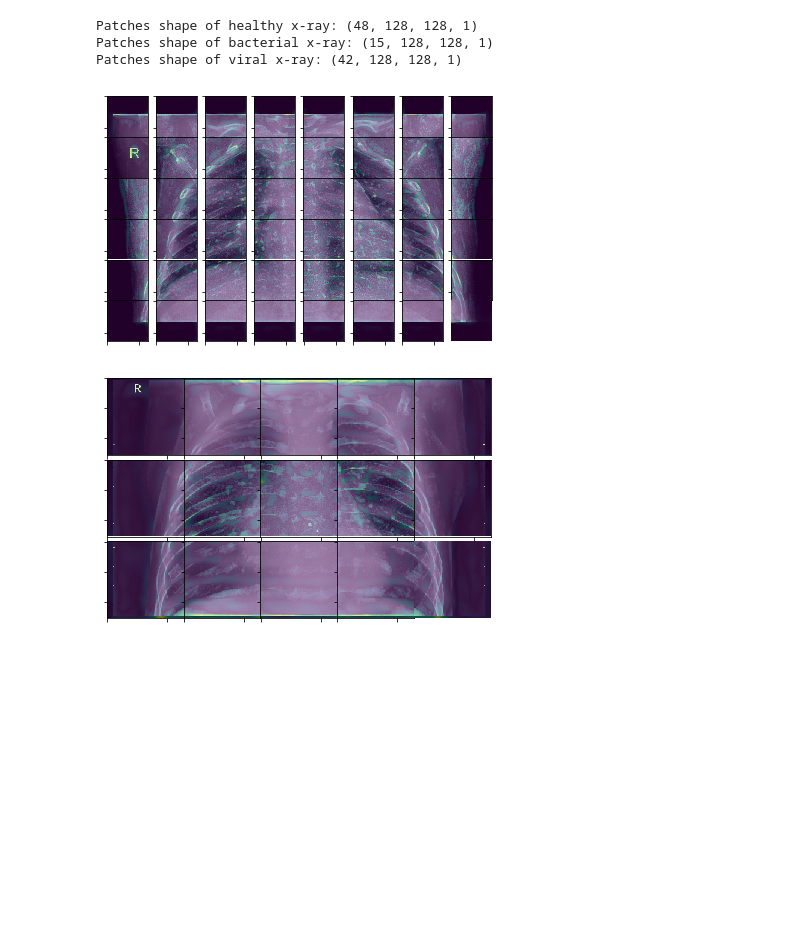
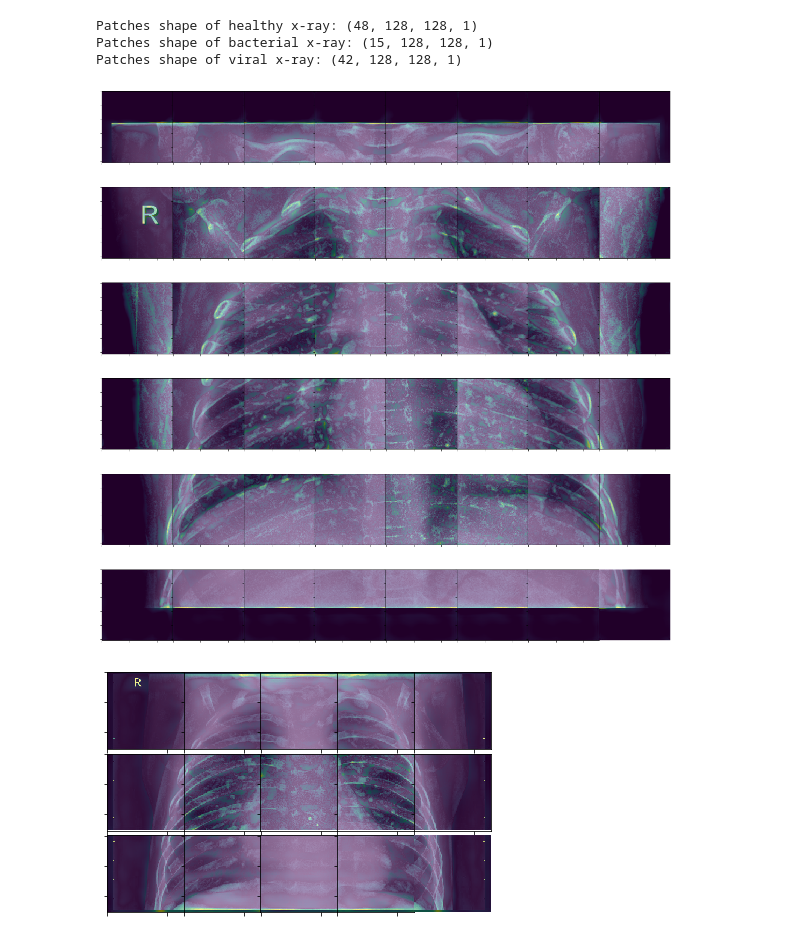
Before and after one commit to eloygeenjaar/cv-dl, a Jupyter notebook: Diff_visualization.ipynb, the cells around one changed output. Cells and saved outputs as stored; diff of their text form; code cells hidden in the pictures; blank space fills up the shorter version.

Commit message:
Changed Diff visualization somewhat

```diff
--- a/Diff_visualization.ipynb
+++ b/Diff_visualization.ipynb
@@ -91,19 +91,19 @@ viral_recon = model.predict(viral_patches)
 viral_diff_patches = np.linalg.norm(viral_patches - viral_recon, axis=3)
 viral_diff_patches *= 1.0/viral_diff_patches.max()
 # %%
-fig, axs = plt.subplots(int(hnmh), int(hnmw))
+fig, axs = plt.subplots(int(hnmh), int(hnmw), figsize=(16,16))
 fig.tight_layout()
 for i in range(int(hnmh)):
     for j in range(int(hnmw)):
         axs[i,j].set_xticklabels([])
         axs[i,j].set_yticklabels([])
         axs[i, j].set_aspect('equal')
         plt.subplots_adjust(wspace=0, hspace=0)
         axs[i, j].imshow(np.squeeze(healthy_patches[(i*hnmw)+j, :, :], axis=3), cmap='gray')
         axs[i, j].imshow(healthy_diff_patches[(i*hnmw)+j, :, :], alpha=0.5)
         plt.axis('off')
 # %% [output]
-[figure, old version]
+[figure, new version]
 # %%
 fig, axs = plt.subplots(int(bnmh), int(bnmw))
 fig.tight_layout()
```
